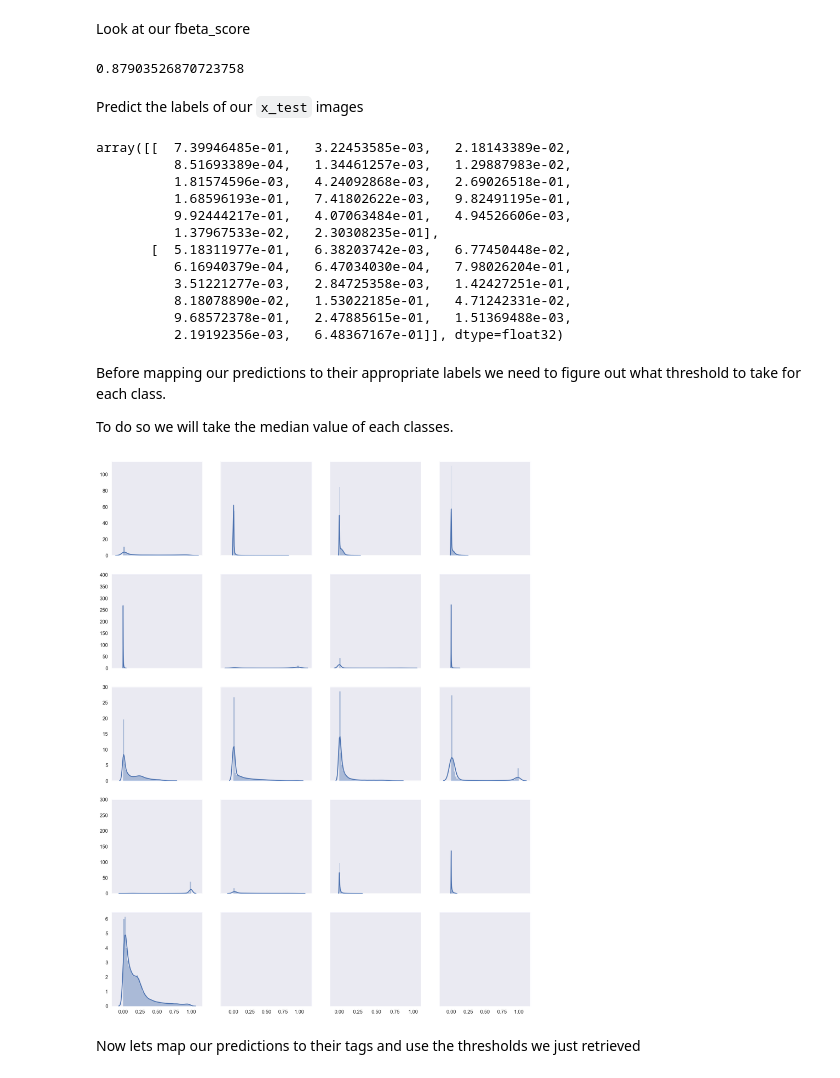
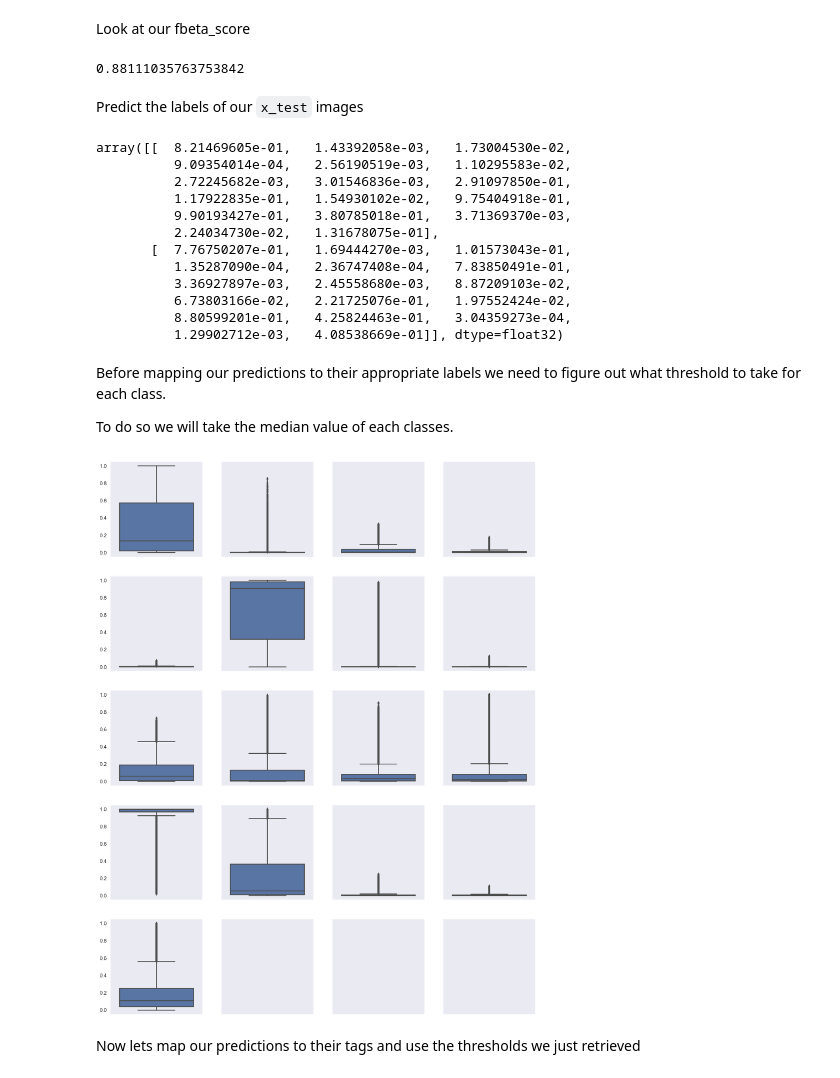
Before and after one commit to EKami/planet-amazon-deforestation, a Jupyter notebook: notebooks/amazon_forest_notebook.ipynb, the cells around one changed output. Cells and saved outputs as stored; diff of their text form; code cells hidden in the pictures.

Commit message:
Add more epochs

```diff
--- a/notebooks/amazon_forest_notebook.ipynb
+++ b/notebooks/amazon_forest_notebook.ipynb
@@ -94,7 +94,7 @@ for i, (image_name, label) in enumerate(zip(images_title, labels_set)):
 Define the hyperparameters of our neural network
 # %%
 img_resize = (64, 64) # The resize size of each image
-epochs = 15
+epochs = 20
 batch_size = 128
 # %% [markdown]
 # Data preprocessing
@@ -174,25 +175,25 @@ Look at our fbeta_score
 # %%
 fbeta_score
 # %% [output]
-0.87903526870723758
+0.88111035763753842
 # %% [markdown]
 Predict the labels of our `x_test` images
 # %%
 predictions = classifier.predict(x_test)
 predictions[:2]
 # %% [output]
-array([[  7.39946485e-01,   3.22453585e-03,   2.18143389e-02,
-          8.51693389e-04,   1.34461257e-03,   1.29887983e-02,
-          1.81574596e-03,   4.24092868e-03,   2.69026518e-01,
-          1.68596193e-01,   7.41802622e-03,   9.82491195e-01,
-          9.92444217e-01,   4.07063484e-01,   4.94526606e-03,
-          1.37967533e-02,   2.30308235e-01],
-       [  5.18311977e-01,   6.38203742e-03,   6.77450448e-02,
-          6.16940379e-04,   6.47034030e-04,   7.98026204e-01,
-          3.51221277e-03,   2.84725358e-03,   1.42427251e-01,
-          8.18078890e-02,   1.53022185e-01,   4.71242331e-02,
-          9.68572378e-01,   2.47885615e-01,   1.51369488e-03,
-          2.19192356e-03,   6.48367167e-01]], dtype=float32)
+array([[  8.21469605e-01,   1.43392058e-03,   1.73004530e-02,
+          9.09354014e-04,   2.56190519e-03,   1.10295583e-02,
+          2.72245682e-03,   3.01546836e-03,   2.91097850e-01,
+          1.17922835e-01,   1.54930102e-02,   9.75404918e-01,
+          9.90193427e-01,   3.80785018e-01,   3.71369370e-03,
+          2.24034730e-02,   1.31678075e-01],
+       [  7.76750207e-01,   1.69444270e-03,   1.01573043e-01,
+          1.35287090e-04,   2.36747408e-04,   7.83850491e-01,
+          3.36927897e-03,   2.45558680e-03,   8.87209103e-02,
+          6.73803166e-02,   2.21725076e-01,   1.97552424e-02,
+          8.80599201e-01,   4.25824463e-01,   3.04359273e-04,
+          1.29902712e-03,   4.08538669e-01]], dtype=float32)
 # %% [markdown]
 Before mapping our predictions to their appropriate labels we need to figure out what threshold to take for each class.
 
@@ -200,20 +201,19 @@ To do so we will take the median value of each classes.
 # %%
 # For now we'll just put all thresholds to 0.2
 thresholds = [0.2] * len(labels_set)
 
 # TODO complete
 tags_pred = np.array(predictions).T
-medians = [0] * len(labels_set)
 _, axs = plt.subplots(5, 4, sharex='col', sharey='row', figsize=(15, 20))
 axs = axs.ravel()
 
 for i, tag_vals in enumerate(tags_pred):
     try:
-        sns.distplot(tag_vals, ax=axs[i])
+        sns.boxplot(tag_vals, orient='v', ax=axs[i])
     except:
         pass
 # %% [output]
-[figure, old version]
+[figure, new version]
 # %% [markdown]
 Now lets map our predictions to their tags and use the thresholds we just retrieved
 # %%
```
Also changed, not shown: parts of 6 cells of this notebook.
